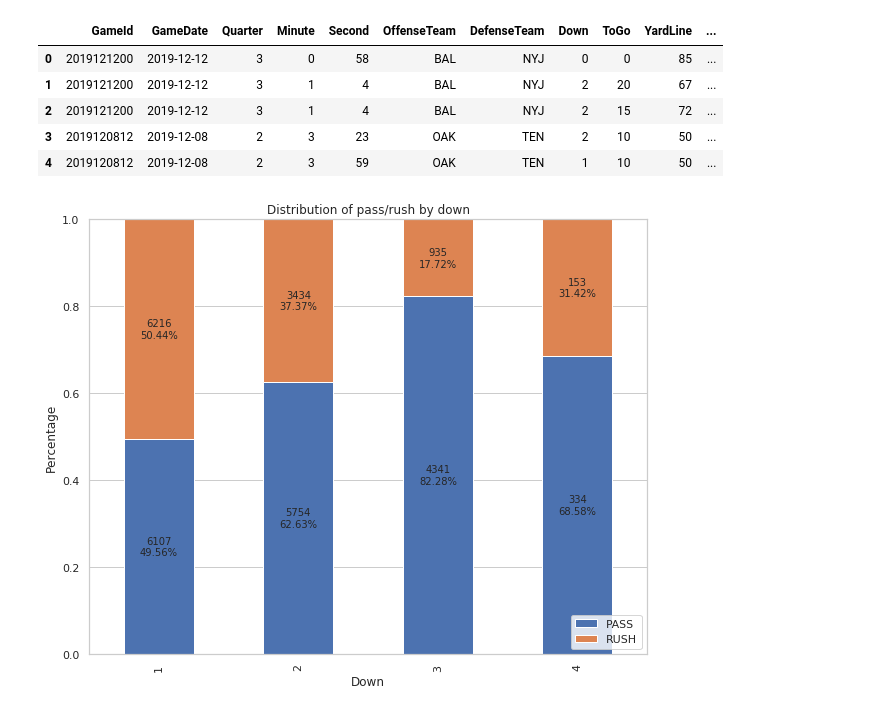
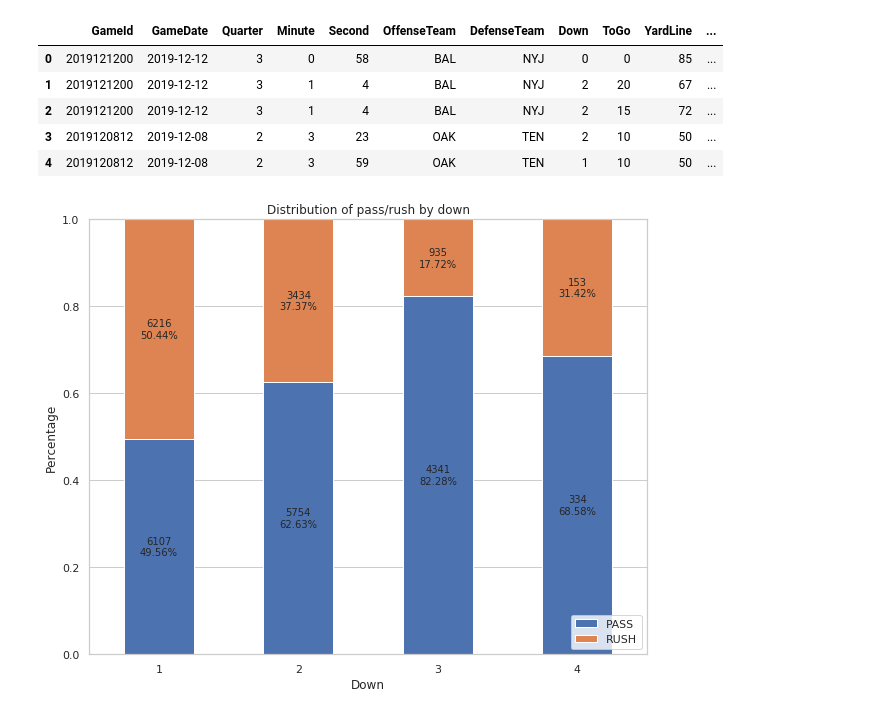
Before and after one commit to anhthyngo/nfl-predict, a Jupyter notebook: notebooks/eda-2-sid.ipynb, the cells around one changed output. Drawn from its saved outputs; the diff is of its cells as text; code cells hidden in the pictures.

```diff
--- a/notebooks/eda-2-sid.ipynb
+++ b/notebooks/eda-2-sid.ipynb
@@ -33,31 +33,32 @@ rp = rp[rp['Down'] != 0]
 grouped = rp.groupby(['Down']).agg({'PlayType': 'value_counts'}).unstack()
 
 # turn them into percentages
 normed = grouped.div(grouped.sum(axis=1), axis=0)
 
 # reset the columns index
 normed.columns = normed.columns.droplevel(0)
 
 # plot
 ax = normed.plot(kind='bar',
                  stacked=True,
                  title='Distribution of pass/rush by down',
                  ylim=(0, 1),
                  figsize=(10, 8),
+                 rot=0,
                  )
 plt.legend(loc='lower right')
 plt.ylabel('Percentage')
 
 group_flattened = grouped.T.values.flatten()
 norm_flattened = normed.T.values.flatten() * 100
 
 for i, p in enumerate(ax.patches):
     # place pass/rush counts in the bar itself
     ax.annotate('{}\n{:.2f}%'.format(group_flattened[i], norm_flattened[i]),
                 xy=(0.5, 0.5),
                 xycoords=p,
                 ha='center',
                 va='center',
                 )
 # %% [output]
-[figure, old version]
+[figure, new version]
```
